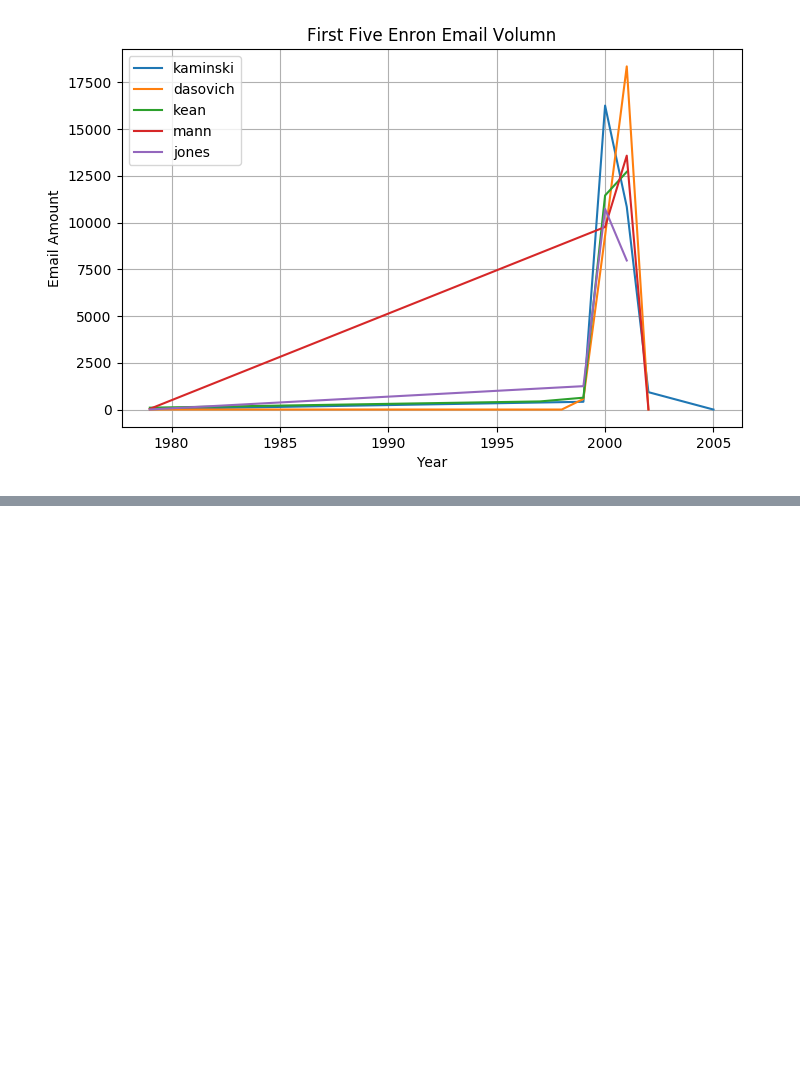
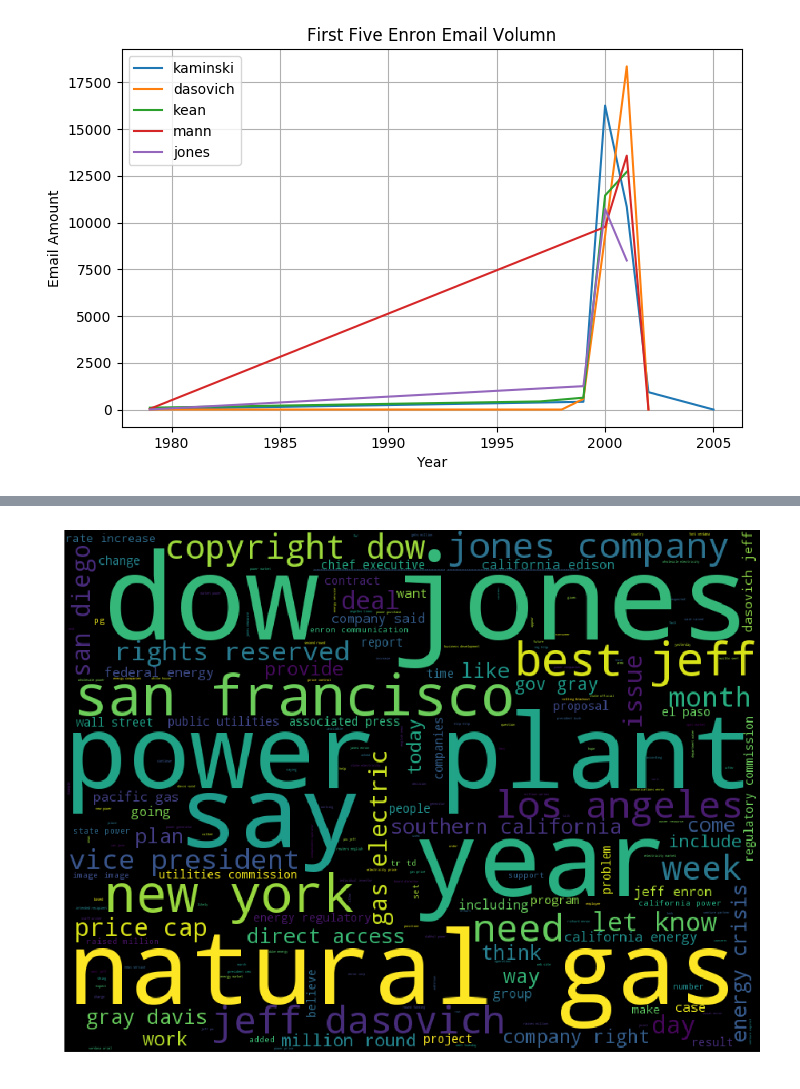
Before and after one commit to fangninghe/brahmbhatt_spandan_spring17, a Jupyter notebook: midterm/que[1-2]/Question1.ipynb, the cells around one changed output, grey strips where cells are left out. Saved outputs shown, nothing was run; the diff lists cells and outputs as text; code cells hidden in the pictures; blank space fills up the shorter version.

```diff
--- a/midterm/que[1-2]/Question1.ipynb
+++ b/midterm/que[1-2]/Question1.ipynb
@@ -132,0 +189,10 @@ plt.show()
+# %%
+dasovich_mail_content_list = get_popular_year_mail(path+'dasovich-j') # get dasovich`s top words
+# %%
+dasovich_clean_list = clean_mail_list(dasovich_mail_content_list)
+# %%
+dasovich_str = ' '.join(word for word in dasovich_clean_list)
+# %%
+word_cloud_grapt(dasovich_str)
+# %% [output]
+[figure, added]
```
Also changed, not shown: parts of 33 cells of this notebook, 10 other files.
